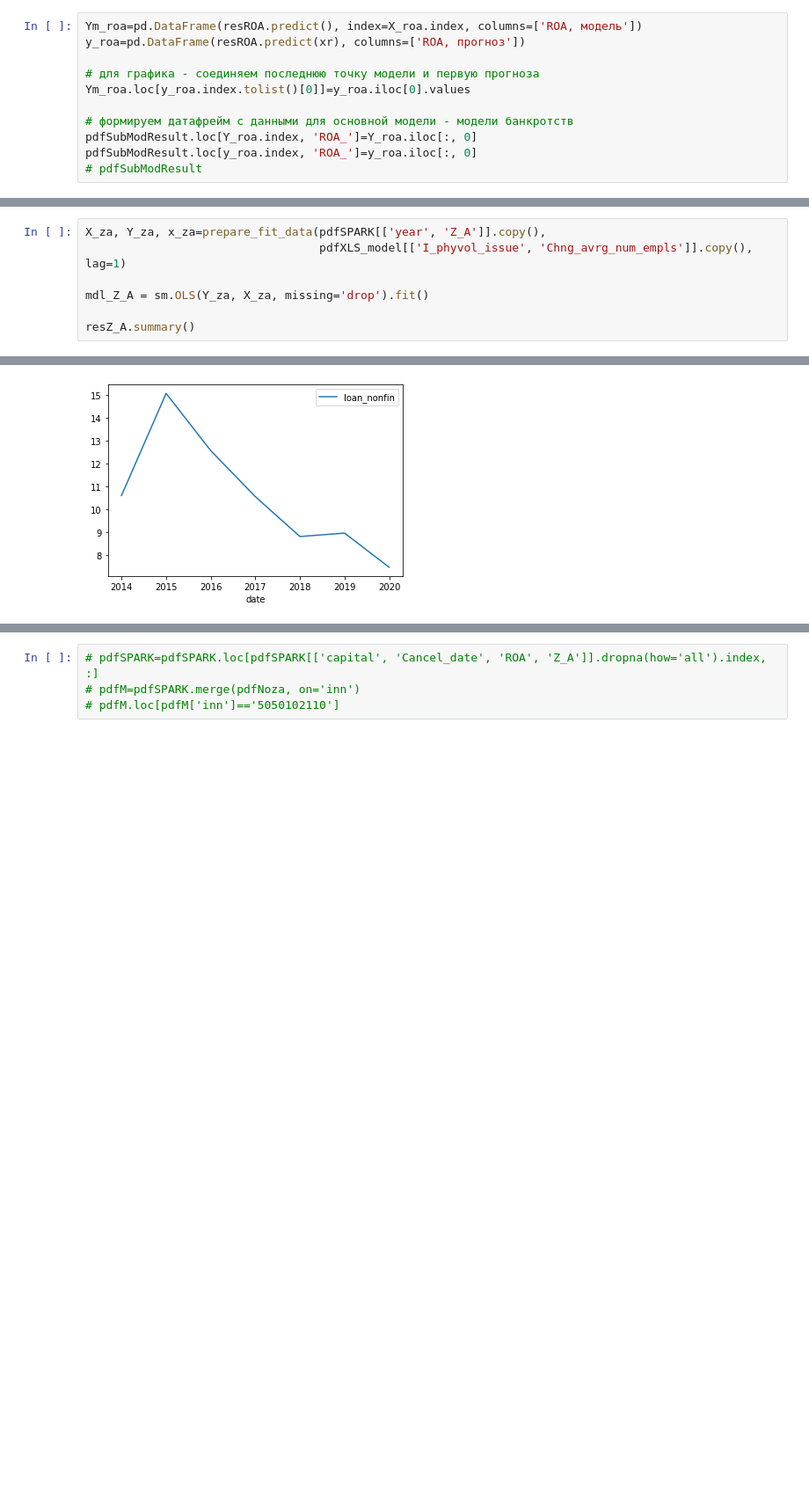
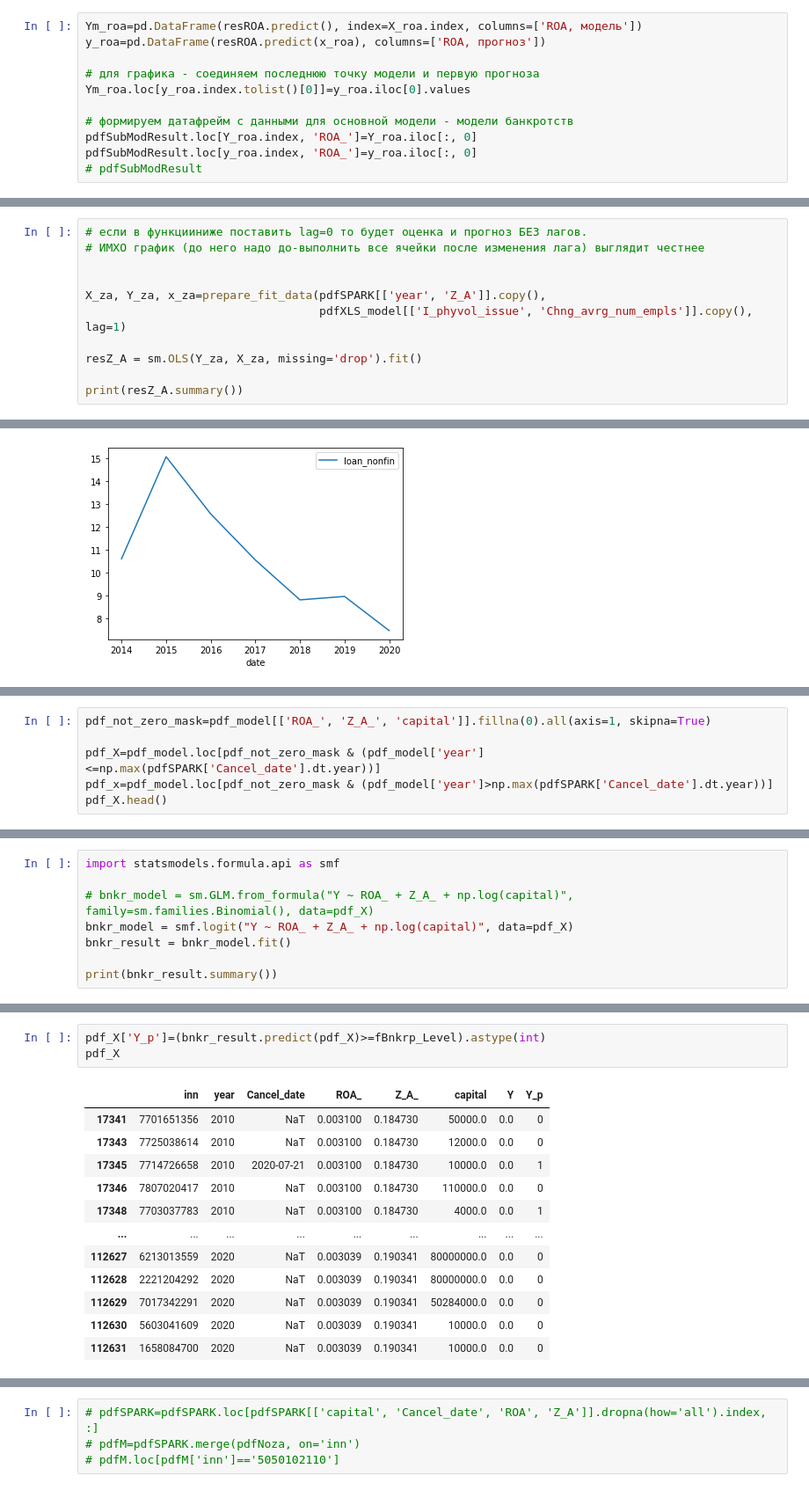
Before and after one commit to amsergeev/AIGK_j, a Jupyter notebook: bankrupt_prob.ipynb, the cells around one changed output, grey strips where cells are left out. Shown at 88% size. Drawn from its saved outputs; the diff is of its cells as text; blank space fills up the shorter version.

```diff
--- a/bankrupt_prob.ipynb
+++ b/bankrupt_prob.ipynb
@@ -249,6 +261,6 @@ Warnings:
 # %%
 Ym_roa=pd.DataFrame(resROA.predict(), index=X_roa.index, columns=['ROA, модель'])
-y_roa=pd.DataFrame(resROA.predict(xr), columns=['ROA, прогноз'])
+y_roa=pd.DataFrame(resROA.predict(x_roa), columns=['ROA, прогноз'])
 
 # для графика - соединяем последнюю точку модели и первую прогноза
 Ym_roa.loc[y_roa.index.tolist()[0]]=y_roa.iloc[0].values
@@ -278,8 +294,12 @@ plt.show();
 # %%
+# если в функцииниже поставить lag=0 то будет оценка и прогноз БЕЗ лагов.
+# ИМХО график (до него надо до-выполнить все ячейки после изменения лага) выглядит честнее
+
+
 X_za, Y_za, x_za=prepare_fit_data(pdfSPARK[['year', 'Z_A']].copy(),
                                   pdfXLS_model[['I_phyvol_issue', 'Chng_avrg_num_empls']].copy(), lag=1)
 
-mdl_Z_A = sm.OLS(Y_za, X_za, missing='drop').fit()
+resZ_A = sm.OLS(Y_za, X_za, missing='drop').fit()
 
-resZ_A.summary()
+print(resZ_A.summary())
 # %% [output]
@@ -359,0 +434,6 @@ pdfNoza
+# %%
+pdf_not_zero_mask=pdf_model[['ROA_', 'Z_A_', 'capital']].fillna(0).all(axis=1, skipna=True)
+
+pdf_X=pdf_model.loc[pdf_not_zero_mask & (pdf_model['year']<=np.max(pdfSPARK['Cancel_date'].dt.year))]
+pdf_x=pdf_model.loc[pdf_not_zero_mask & (pdf_model['year']>np.max(pdfSPARK['Cancel_date'].dt.year))]
+pdf_X.head()
@@ -359,0 +455,8 @@ pdfNoza
+# %%
+import statsmodels.formula.api as smf
+
+# bnkr_model = sm.GLM.from_formula("Y ~ ROA_ + Z_A_ + np.log(capital)", family=sm.families.Binomial(), data=pdf_X)
+bnkr_model = smf.logit("Y ~ ROA_ + Z_A_ + np.log(capital)", data=pdf_X)
+bnkr_result = bnkr_model.fit()
+
+print(bnkr_result.summary())
@@ -359,0 +484,16 @@ pdfNoza
+# %%
+pdf_X['Y_p']=(bnkr_result.predict(pdf_X)>=fBnkrp_Level).astype(int)
+pdf_X
+# %% [output]
+|  | inn | year | Cancel_date | ROA_ | Z_A_ | capital | Y | Y_p |
+| 17341 | 7701651356 | 2010 | NaT | 0.003100 | 0.184730 | 50000.0 | 0.0 | 0 |
+| 17343 | 7725038614 | 2010 | NaT | 0.003100 | 0.184730 | 12000.0 | 0.0 | 0 |
+| 17345 | 7714726658 | 2010 | 2020-07-21 | 0.003100 | 0.184730 | 10000.0 | 0.0 | 1 |
+| 17346 | 7807020417 | 2010 | NaT | 0.003100 | 0.184730 | 110000.0 | 0.0 | 0 |
+| 17348 | 7703037783 | 2010 | NaT | 0.003100 | 0.184730 | 4000.0 | 0.0 | 1 |
+| ... | ... | ... | ... | ... | ... | ... | ... | ... |
+| 112627 | 6213013559 | 2020 | NaT | 0.003039 | 0.190341 | 80000000.0 | 0.0 | 0 |
+| 112628 | 2221204292 | 2020 | NaT | 0.003039 | 0.190341 | 80000000.0 | 0.0 | 0 |
+| 112629 | 7017342291 | 2020 | NaT | 0.003039 | 0.190341 | 50284000.0 | 0.0 | 0 |
+| 112630 | 5603041609 | 2020 | NaT | 0.003039 | 0.190341 | 10000.0 | 0.0 | 0 |
+| 112631 | 1658084700 | 2020 | NaT | 0.003039 | 0.190341 | 10000.0 | 0.0 | 0 |
```
Also changed, not shown: parts of 26 cells of this notebook, 1 other file.
